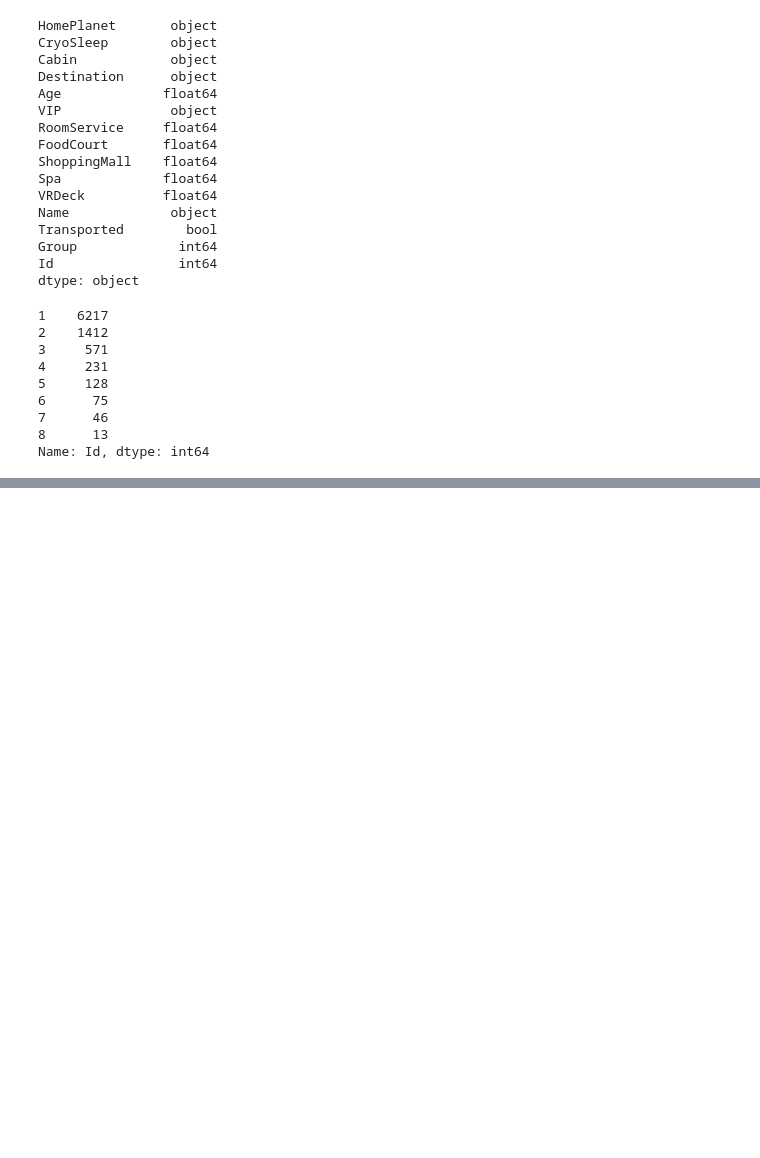
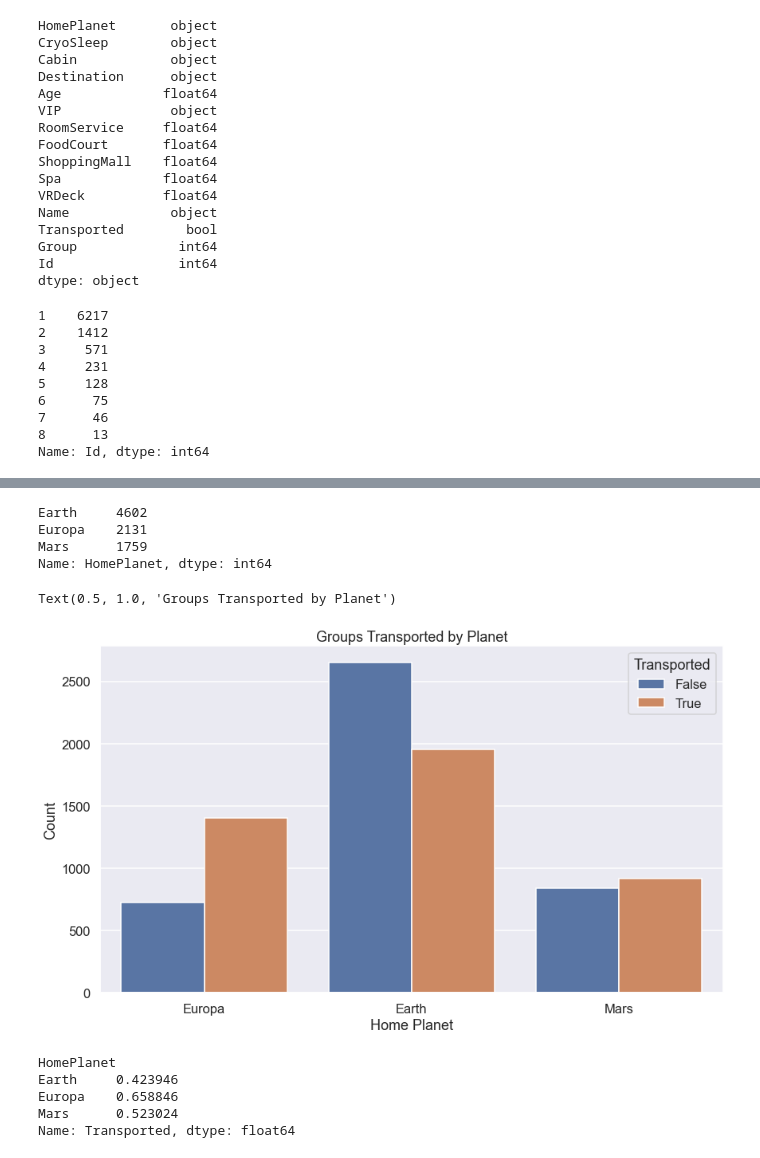
Before and after one commit to bustyAI/Interstellar-Disaster, a Jupyter notebook: spaceship_titanic.ipynb, the cells around one changed output, grey strips where cells are left out. Saved outputs shown, nothing was run; the diff lists cells and outputs as text; code cells hidden in the pictures; blank space fills up the shorter version.

```diff
--- a/spaceship_titanic.ipynb
+++ b/spaceship_titanic.ipynb
@@ -168,0 +278,23 @@ train_df.loc[train_df["Group"].isin([3])]
+# %%
+train_df["HomePlanet"].value_counts()
+# %% [output]
+Earth     4602
+Europa    2131
+Mars      1759
+Name: HomePlanet, dtype: int64
+# %%
+sns.countplot(data=train_df, x="HomePlanet", hue="Transported")
+plt.xlabel("Home Planet")
+plt.ylabel("Count")
+plt.title("Groups Transported by Planet")
+# %% [output]
+Text(0.5, 1.0, 'Groups Transported by Planet')
+[figure, added]
+# %%
+train_df.groupby("HomePlanet")["Transported"].mean()
+# %% [output]
+HomePlanet
+Earth     0.423946
+Europa    0.658846
+Mars      0.523024
+Name: Transported, dtype: float64
```
Also changed, not shown: parts of 49 cells of this notebook.
